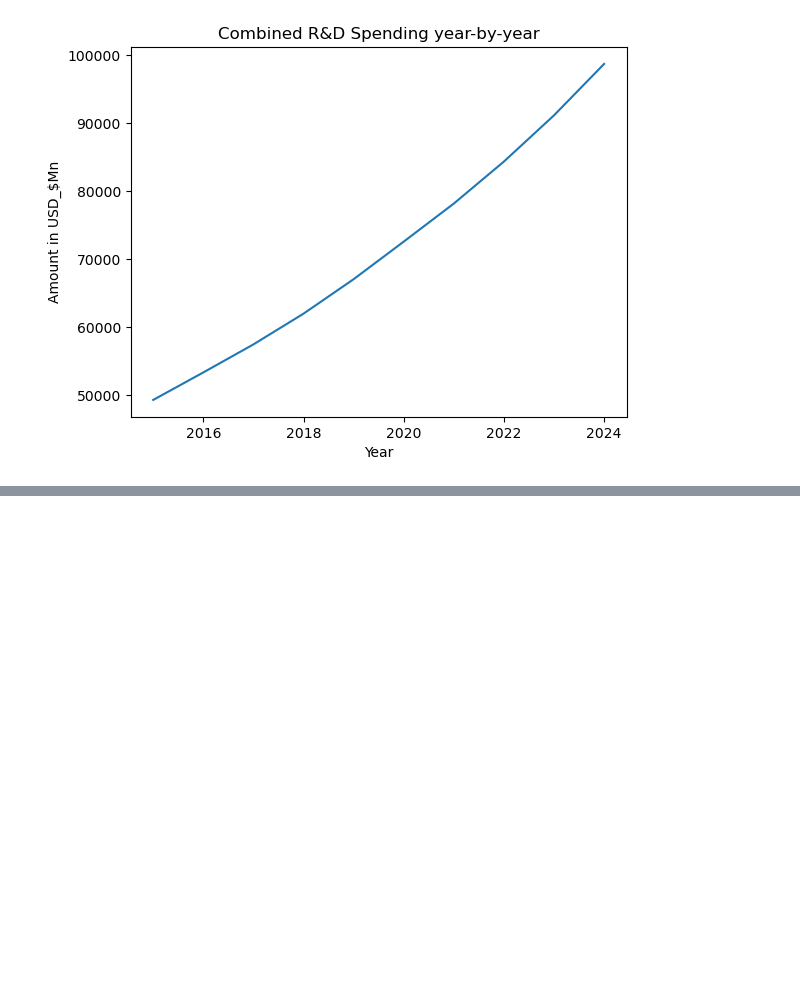
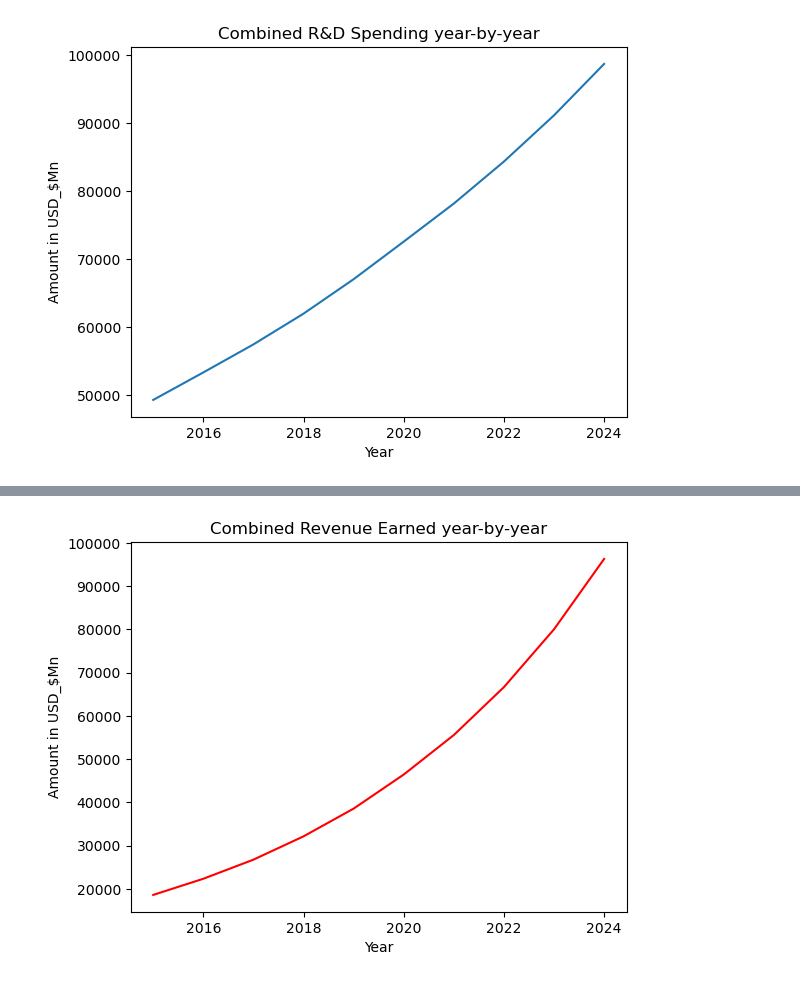
Before and after one commit to abdullahkhan-10/Python-Complete-Course, a Jupyter notebook: Python Projects/Intermediate Projects/3_financial_data.ipynb, the cells around one changed output, grey strips where cells are left out. Cells and saved outputs as stored; diff of their text form; code cells hidden in the pictures; blank space fills up the shorter version.

Commit message:
Revenue earned year-by-year  all companies

```diff
--- a/Python Projects/Intermediate Projects/3_financial_data.ipynb
+++ b/Python Projects/Intermediate Projects/3_financial_data.ipynb
@@ -485,3 +485,9 @@ plt.ylabel("Amount in USD_$Mn")
 plt.show()
 # %% [output]
 [figure]
+# %%
+# Revenue earned year-by-year
+
+rev_earned = financial_data.groupby("Year")["AI_Revenue_USD_Mn"].sum()
+
+rev_earned
@@ -487,0 +507,11 @@ plt.show()
+# %%
+# Show on graph
+
+plt.plot(rev_earned.index, rev_earned.values, color= "red")
+plt.title("Combined Revenue Earned year-by-year")
+plt.xlabel("Year")
+plt.ylabel("Amount in USD_$Mn")
+
+plt.show()
+# %% [output]
+[figure, added]
```
Also changed, not shown: parts of 1 cell of this notebook.
